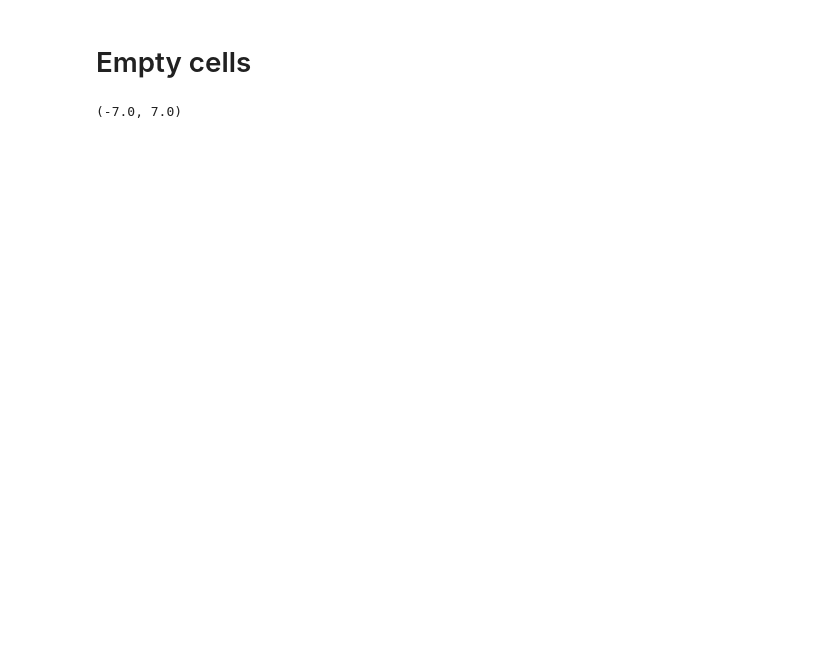
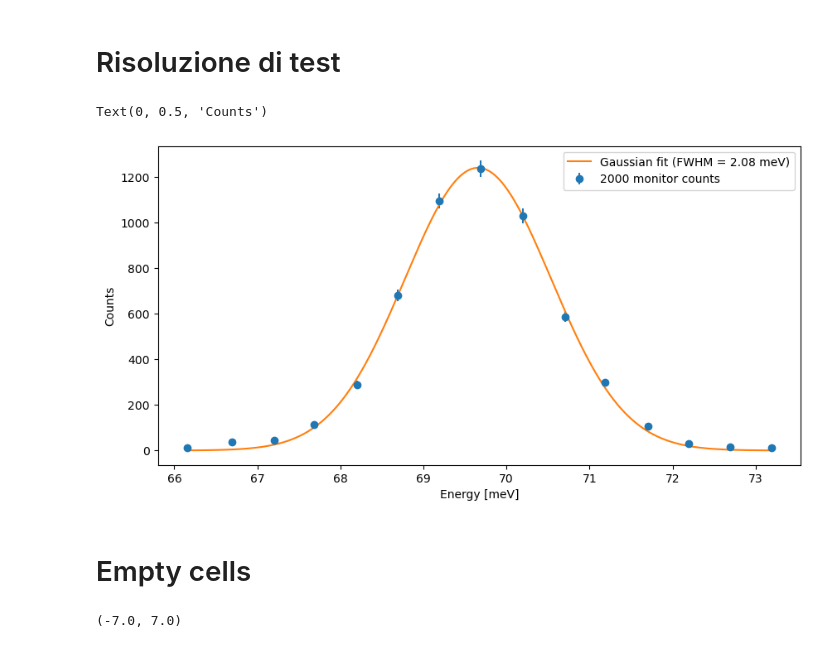
Before and after one commit to FabioBrugnara/IN8_Glicerol, a Jupyter notebook: 4-First view.ipynb, the cells around one changed output. Saved outputs shown, nothing was run; the diff lists cells and outputs as text; code cells hidden in the pictures; blank space fills up the shorter version.

```diff
--- a/4-First view.ipynb
+++ b/4-First view.ipynb
@@ -58,3 +65,22 @@ Scan 50336 not found
+# %% [markdown]
+# Risoluzione di test
+# %%
+plt.figure(figsize=(10,5))
+S = data.loc[50309].data
+plt.errorbar(S.EI, S.CNTS, yerr=S.dCNTS, fmt='o', label='2000 monitor counts')
+
+gauss = lambda x, A, x0, FWHM: A*np.exp(-(x-x0)**2/(2*(FWHM/2.355)**2))
+
+popt, pcov = curve_fit(gauss, S.EI, S.CNTS, p0=[100, 70, 1])
+X = np.linspace(S.EI.min(), S.EI.max(), 1000)
+plt.plot(X, gauss(X, *popt), label='Gaussian fit (FWHM = {:.2f} meV)'.format(popt[2]))
+
+plt.legend()
+plt.xlabel('Energy [meV]')
+plt.ylabel('Counts')
+# %% [output]
+Text(0, 0.5, 'Counts')
+[figure, added]
 # %% [markdown]
 # Empty cells
 # %%
```
Also changed, not shown: parts of 8 cells of this notebook, 12 other files.
